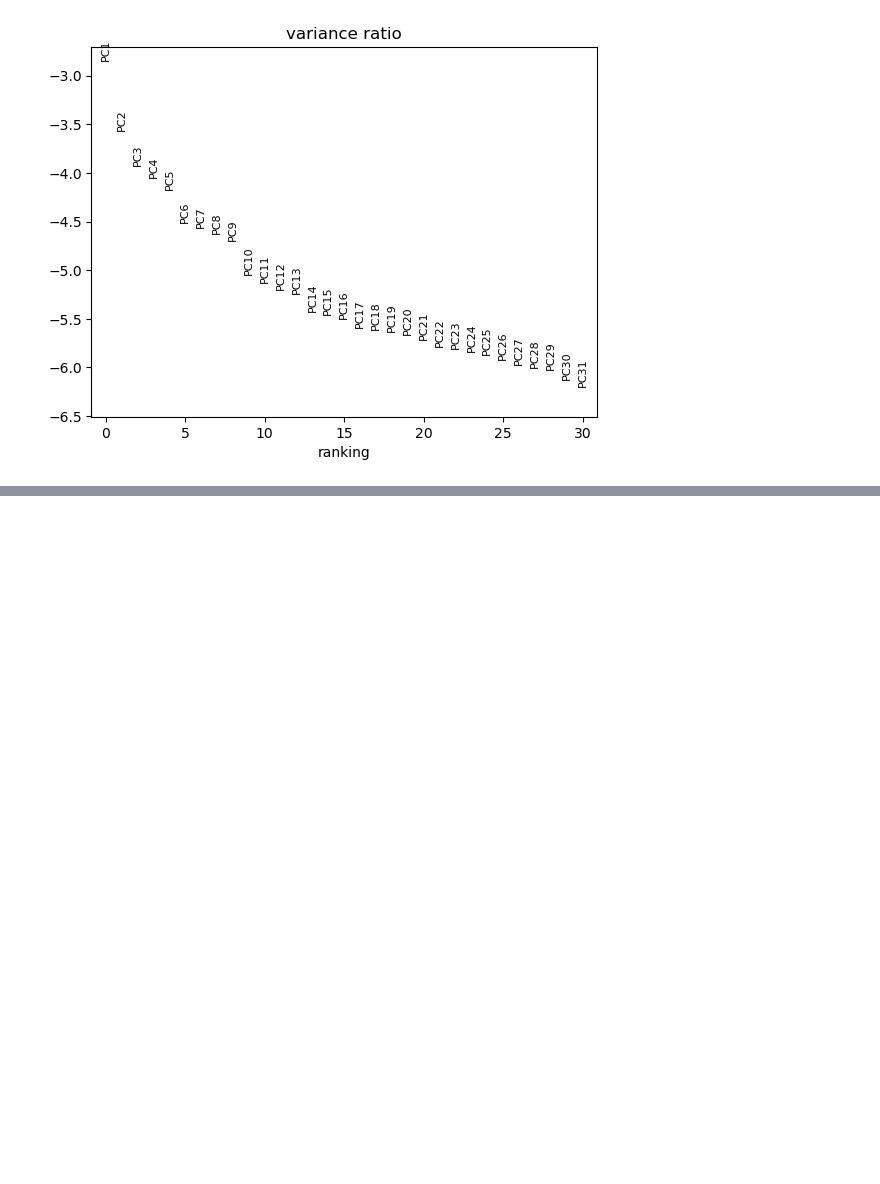
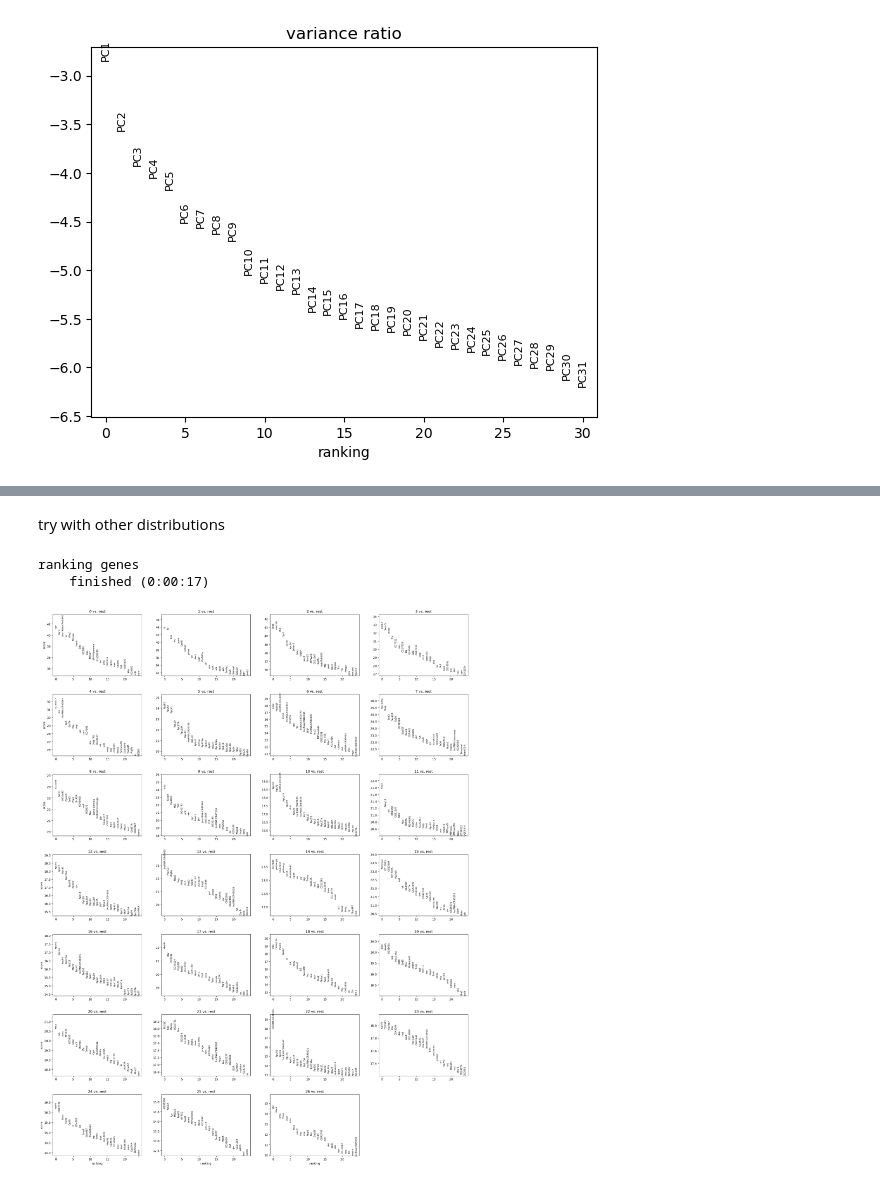
Before and after one commit to Gabrielle-Blouvac/scBIO, a Jupyter notebook: ovaries_RNA_seq_all.ipynb, the cells around one changed output, grey strips where cells are left out. Drawn from its saved outputs; the diff is of its cells as text; code cells hidden in the pictures; blank space fills up the shorter version.

```diff
--- a/ovaries_RNA_seq_all.ipynb
+++ b/ovaries_RNA_seq_all.ipynb
@@ -144,0 +214,10 @@ sc.pl.umap(adata, color=["Cp15", "mamo"])
+# %% [markdown]
+try with other distributions
+# %%
+sc.settings.verbosity = 2  # reduce the verbosity
+sc.tl.rank_genes_groups(adata, "leiden", method="wilcoxon")
+sc.pl.rank_genes_groups(adata, n_genes=25, sharey=False)
+# %% [output]
+ranking genes
+    finished (0:00:17)
+[figure, added]
```
Also changed, not shown: parts of 31 cells of this notebook.
